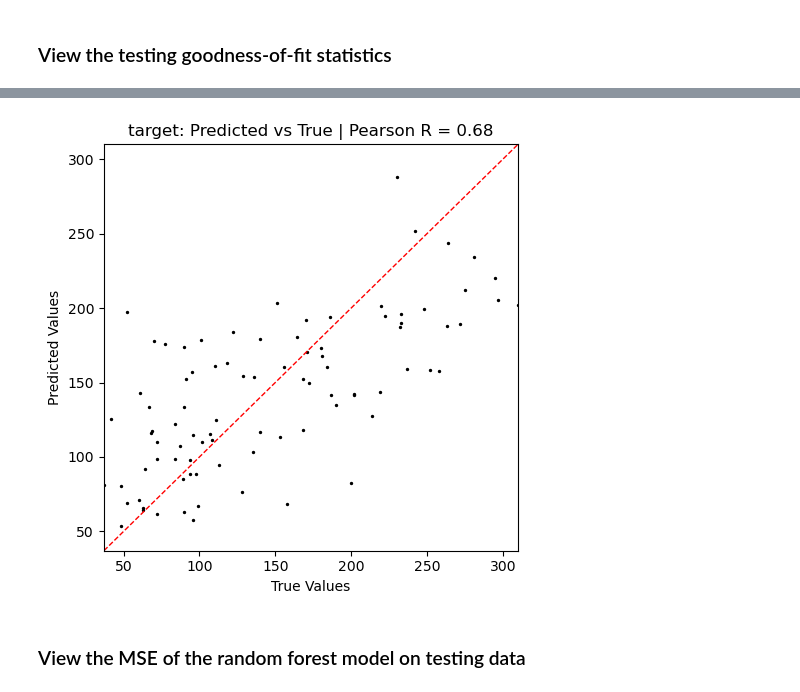
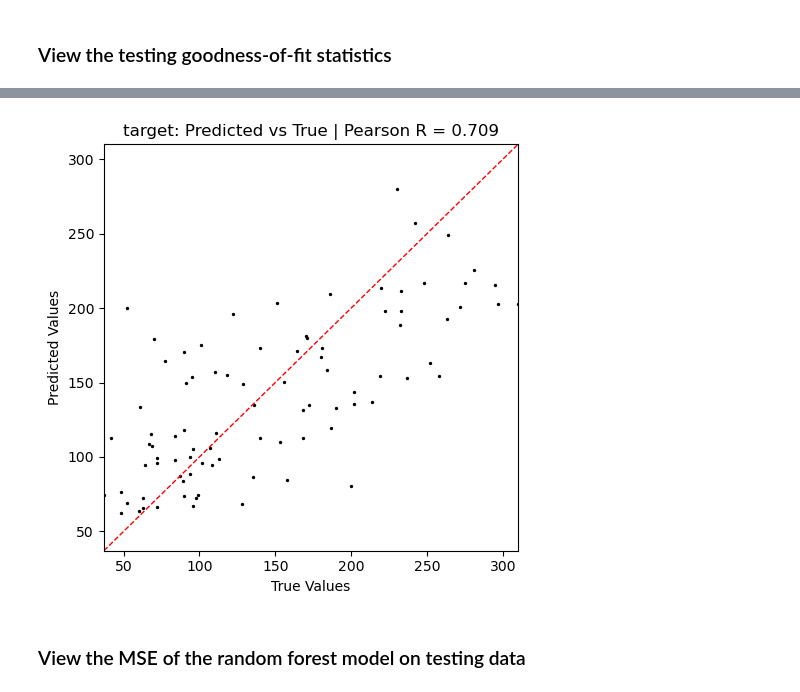
Before and after one commit to ajy25/TabularMagic, a Jupyter notebook: demo/simple_regression_demo.ipynb, the cells around one changed output, grey strips where cells are left out. Cells and saved outputs as stored; diff of their text form; code cells hidden in the pictures.

```diff
--- a/demo/simple_regression_demo.ipynb
+++ b/demo/simple_regression_demo.ipynb
@@ -88,7 +103,7 @@ display(test_report.fit_statistics)
-# %%
-fig = test_report['Linear(l2)'].pred_vs_true_plot()
-# %% [output]
-[figure, removed]
+# %%
+fig = test_report['SupportVectorMachine'].plot_pred_vs_true()
+# %% [output]
+[figure, added]
 # %% [markdown]
 ### View the MSE of the random forest model on testing data
 # %%
```
Also changed, not shown: parts of 7 cells of this notebook, 22 other files.
